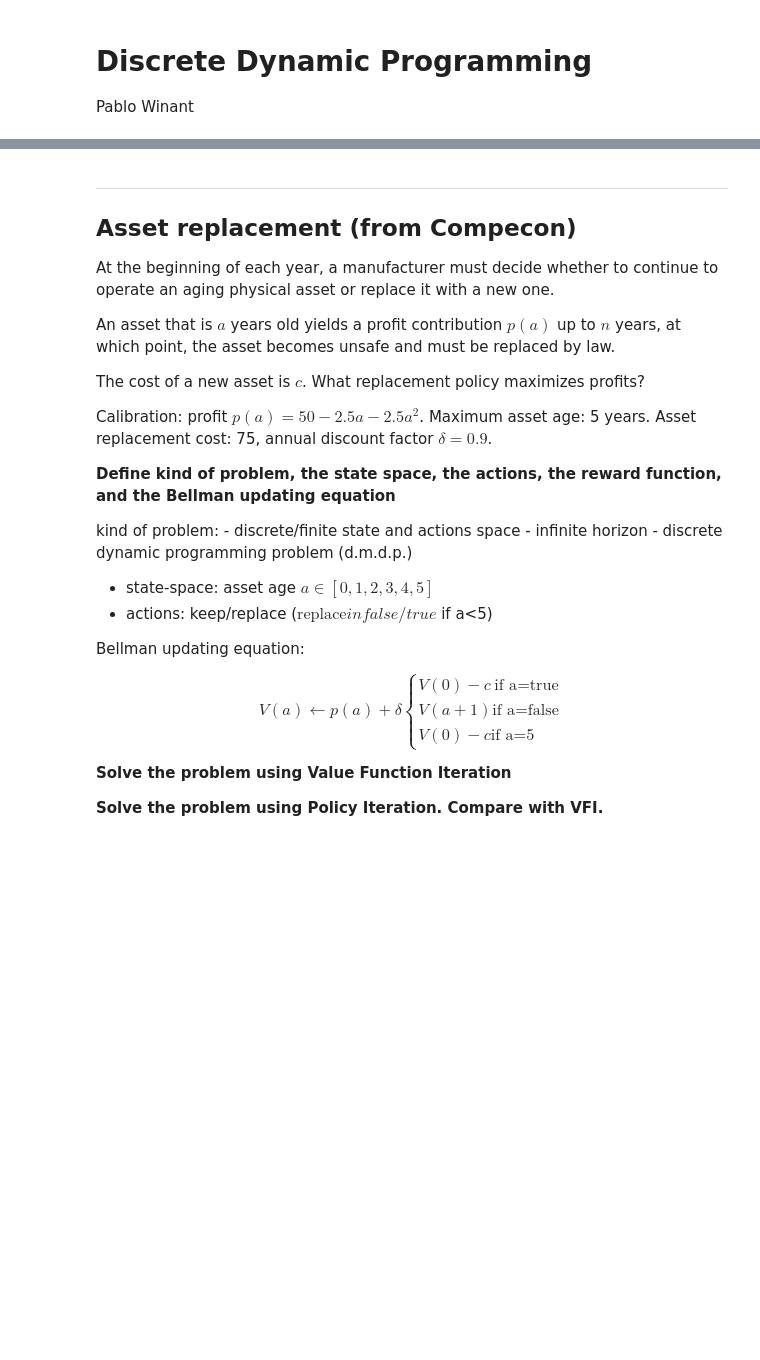
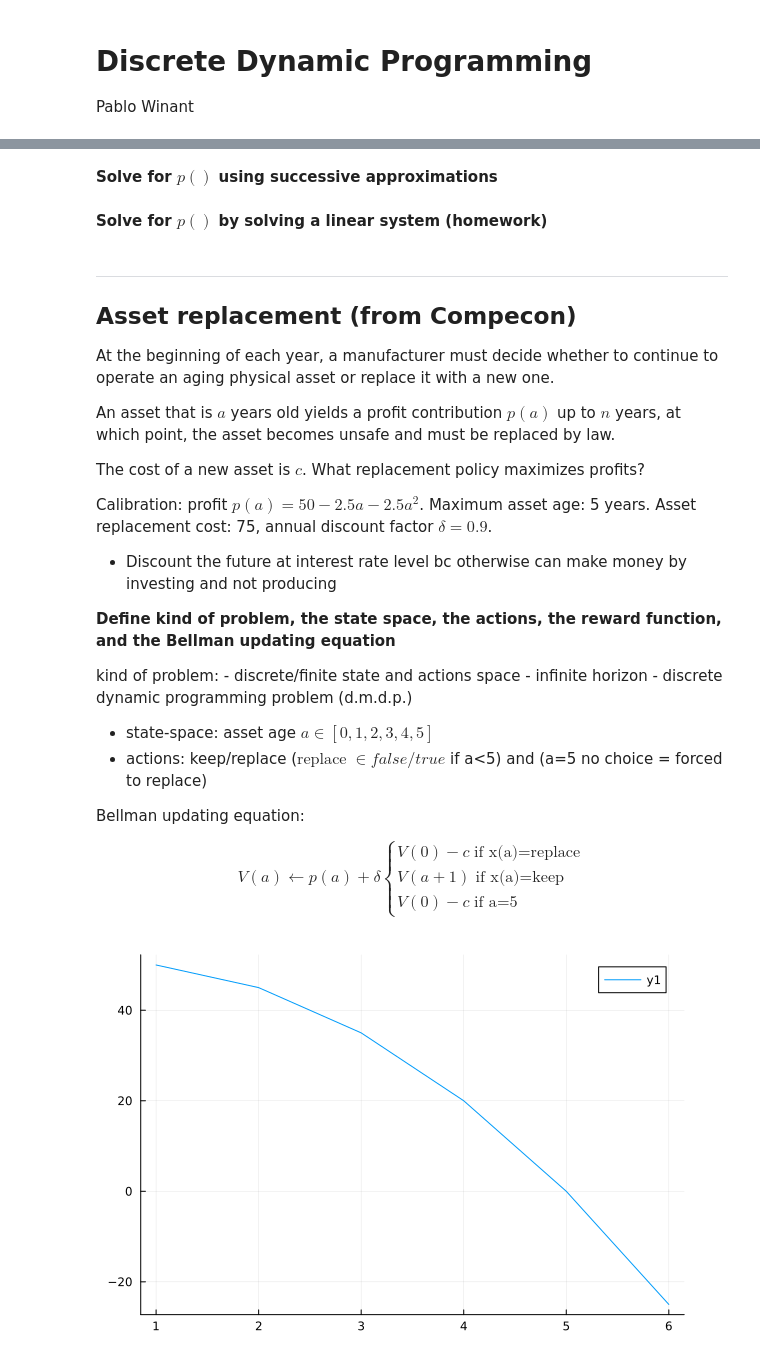
Before and after one commit to PierreRlld/NUM3A, a Jupyter notebook: Tutorial/6_discrete_dynamic_programming.out.ipynb, the cells around one changed output, grey strips where cells are left out. Cells and saved outputs as stored; diff of their text form; code cells hidden in the pictures; blank space fills up the shorter version.

```diff
--- a/Tutorial/6_discrete_dynamic_programming.out.ipynb
+++ b/Tutorial/6_discrete_dynamic_programming.out.ipynb
@@ -58,3 +99,7 @@ would you represent the unknown $p()$?**
+# %% [markdown]
+**Solve for $p()$ using successive approximations**
+# %% [markdown]
+**Solve for $p()$ by solving a linear system (homework)**
 # %% [markdown]
 ------------------------------------------------------------------------
 ## Asset replacement (from Compecon)
@@ -73,6 +118,8 @@ profits?
 Calibration: profit $p(a)=50-2.5a-2.5a^2$. Maximum asset age: 5 years.
 Asset replacement cost: 75, annual discount factor $\delta=0.9$.
 
+- Discount the future at interest rate level bc otherwise can make money by investing and not producing
+
 **Define kind of problem, the state space, the actions, the reward
 function, and the Bellman updating equation**
 
@@ -80,12 +127,13 @@ kind of problem: - discrete/finite state and actions space - infinite
 horizon - discrete dynamic programming problem (d.m.d.p.)
 
 -   state-space: asset age $a\in[0,1,2,3,4,5]$
--   actions: keep/replace ($\text{replace} in false/true$ if a\<5)
+-   actions: keep/replace ($\text{replace}\; \in false/true$ if a\<5) and (a=5 no choice = forced to replace)
 
 Bellman updating equation:
 
-$$ V(a) ← p(a) + \delta \begin{cases} V(0) - c \   \text{if a=true} \\ V(a+1) \text{if a=false} \\ V(0)-c \text{if a=5}\end{cases}   $$
-
-**Solve the problem using Value Function Iteration**
-
-**Solve the problem using Policy Iteration. Compare with VFI.**
+$$ V(a) ← p(a) + \delta \begin{cases} V(0) - c \; \text{if x(a)=replace} \\ V(a+1) \; \text{if x(a)=keep} \\ V(0)-c \; \text{if a=5}\end{cases}   $$
+# %%
+p(a) = 50 -2.5*a -2.5*a^2
+plot([p(i) for i=0:5])
+# %% [output]
+[figure, added]
```
Also changed, not shown: parts of 14 cells of this notebook, 2 other files.
